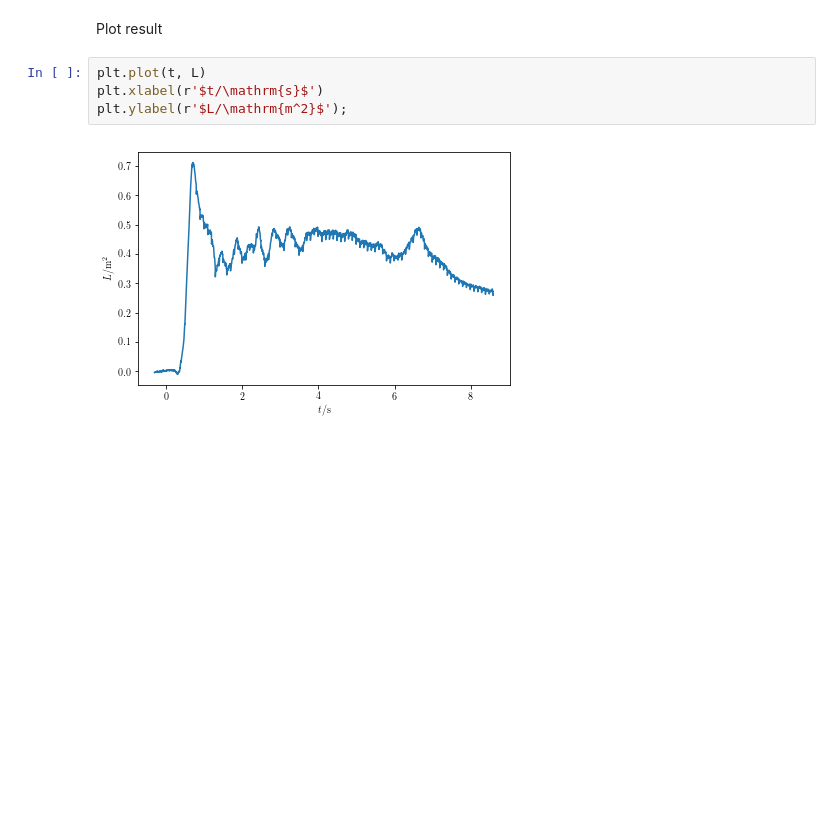
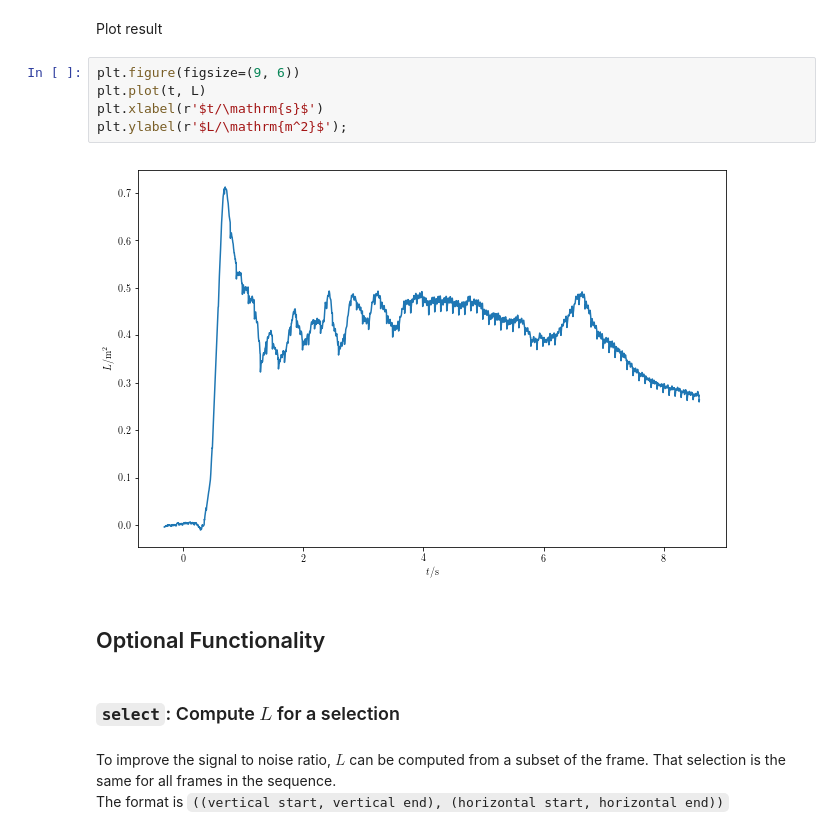
Before and after one commit to isonder/luminance, a Jupyter notebook: Luminance-example.ipynb, the cells around one changed output. Drawn from its saved outputs; the diff is of its cells as text; blank space fills up the shorter version.

Commit message:
Added a section for the `select` switch.

```diff
--- a/Luminance-example.ipynb
+++ b/Luminance-example.ipynb
@@ -78,8 +75,16 @@ t = np.linspace(-94 / fps, (len(L) - 94) / fps, len(L))
 # %% [markdown]
 Plot result
 # %%
+plt.figure(figsize=(9, 6))
 plt.plot(t, L)
 plt.xlabel(r'$t/\mathrm{s}$')
 plt.ylabel(r'$L/\mathrm{m^2}$');
 # %% [output]
-[figure, old version]
+[figure, new version]
+# %% [markdown]
+## Optional Functionality
+# %% [markdown]
+### `select`: Compute $L$ for a selection
+# %% [markdown]
+To improve the signal to noise ratio,  $L$ can be computed from a subset of the frame. That selection is the same for all frames in the sequence.
+The format is `((vertical start, vertical end), (horizontal start, horizontal end))`
```
Also changed, not shown: parts of 7 cells of this notebook.
